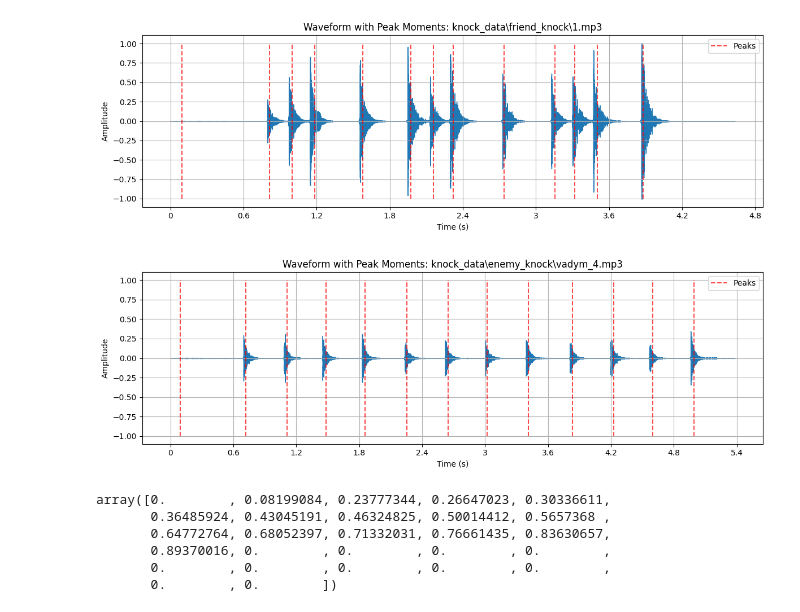
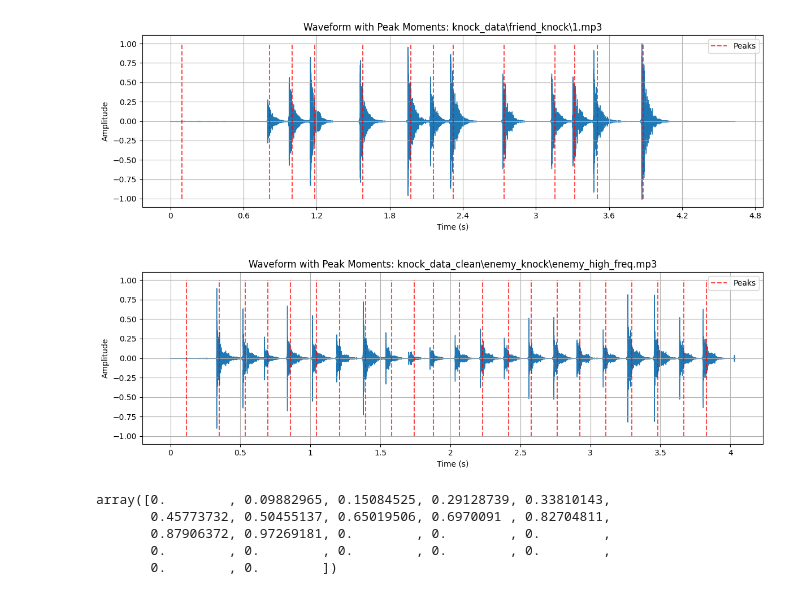
Before and after one commit to duinage/BigData, a Jupyter notebook: knock_password_enemy_detect/main.ipynb, the cells around one changed output. Cells and saved outputs as stored; diff of their text form; code cells hidden in the pictures.

```diff
--- a/knock_password_enemy_detect/main.ipynb
+++ b/knock_password_enemy_detect/main.ipynb
@@ -60,43 +60,46 @@ for file_path in enemy_files:
 # %%
 def visualize_peaks_waveform(audio_path, peak_times):
     y, sr = librosa.load(audio_path)
 
     plt.figure(figsize=(12, 4))
     librosa.display.waveshow(y, sr=sr)
     plt.vlines(peak_times, -1, 1, color='r', alpha=0.7, linestyle='--', label='Peaks')
     plt.title(f'Waveform with Peak Moments: {audio_path}')
     plt.xlabel('Time (s)')
     plt.ylabel('Amplitude')
     plt.legend()
     plt.grid(True)
     plt.tight_layout()
     plt.show()
 
 audio_file = r'knock_data\friend_knock\1.mp3'
 peak_times, _ = extract_peaks(audio_file)
 visualize_peaks_waveform(audio_file, peak_times)
 
-audio_file = r'knock_data\enemy_knock\vadym_4.mp3'
+audio_file = r'knock_data_clean\enemy_knock\enemy_high_freq.mp3'
 peak_times, _ = extract_peaks(audio_file)
 visualize_peaks_waveform(audio_file, peak_times)
 # %% [output]
 [figure]
-[figure, old version]
+[figure, new version]
 # %%
-max_len_friendly = max(len(f) for f in friendly_features) if friendly_features else 0
-padded_friendly_features = [np.pad(f, (0, max_len_friendly - len(f))) for f in friendly_features]
+max_len = 0
+for f in friendly_features:
+    max_len = max(max_len, len(f))
+for f in enemy_features:
+    max_len = max(max_len, len(f))
+
+padded_friendly_features = [np.pad(f, (0, max_len - len(f))) for f in friendly_features]
 friendly_feature_matrix = np.array(padded_friendly_features) if padded_friendly_features else np.empty((0, 0))
 
-max_len_enemy = max(len(f) for f in enemy_features) if enemy_features else 0
-padded_enemy_features = [np.pad(f, (0, max_len_friendly - len(f))) for f in enemy_features]
+padded_enemy_features = [np.pad(f, (0, max_len - len(f))) for f in enemy_features]
 enemy_feature_matrix = np.array(padded_enemy_features) if padded_enemy_features else np.empty((0, 0))
 
 enemy_feature_matrix[0]
 # %% [output]
-array([0.        , 0.08199084, 0.23777344, 0.26647023, 0.30336611,
-       0.36485924, 0.43045191, 0.46324825, 0.50014412, 0.5657368 ,
-       0.64772764, 0.68052397, 0.71332031, 0.76661435, 0.83630657,
-       0.89370016, 0.        , 0.        , 0.        , 0.        ,
+array([0.        , 0.09882965, 0.15084525, 0.29128739, 0.33810143,
+       0.45773732, 0.50455137, 0.65019506, 0.6970091 , 0.82704811,
+       0.87906372, 0.97269181, 0.        , 0.        , 0.        ,
        0.        , 0.        , 0.        , 0.        , 0.        ,
        0.        , 0.        ])
 # %%
```
Also changed, not shown: parts of 4 cells of this notebook, 49 other files.
